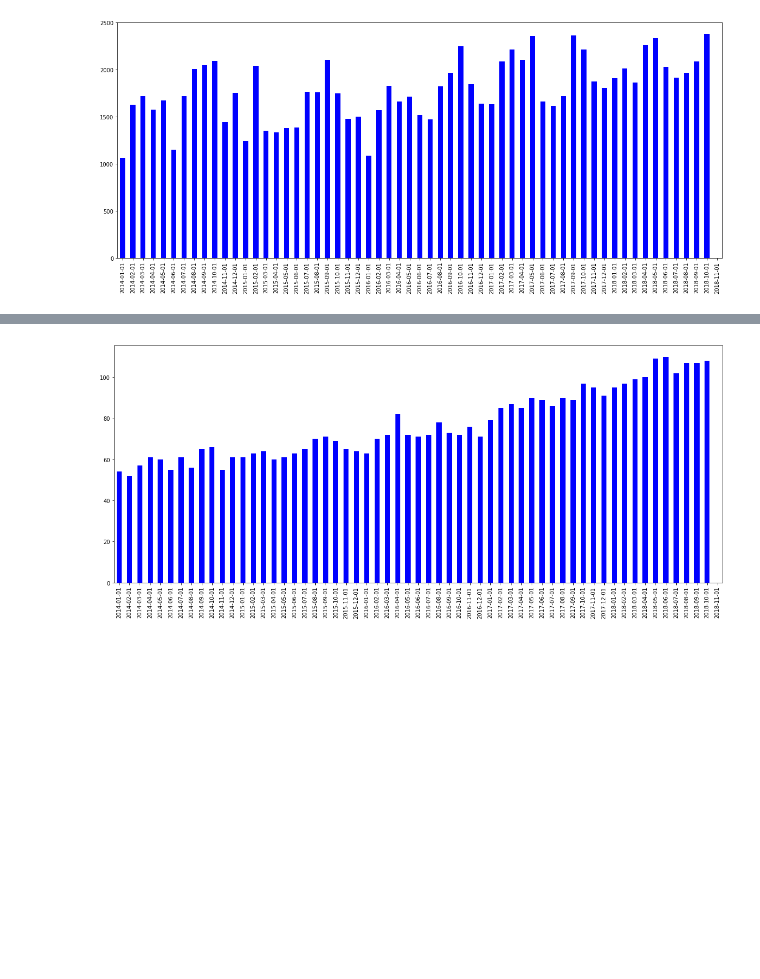
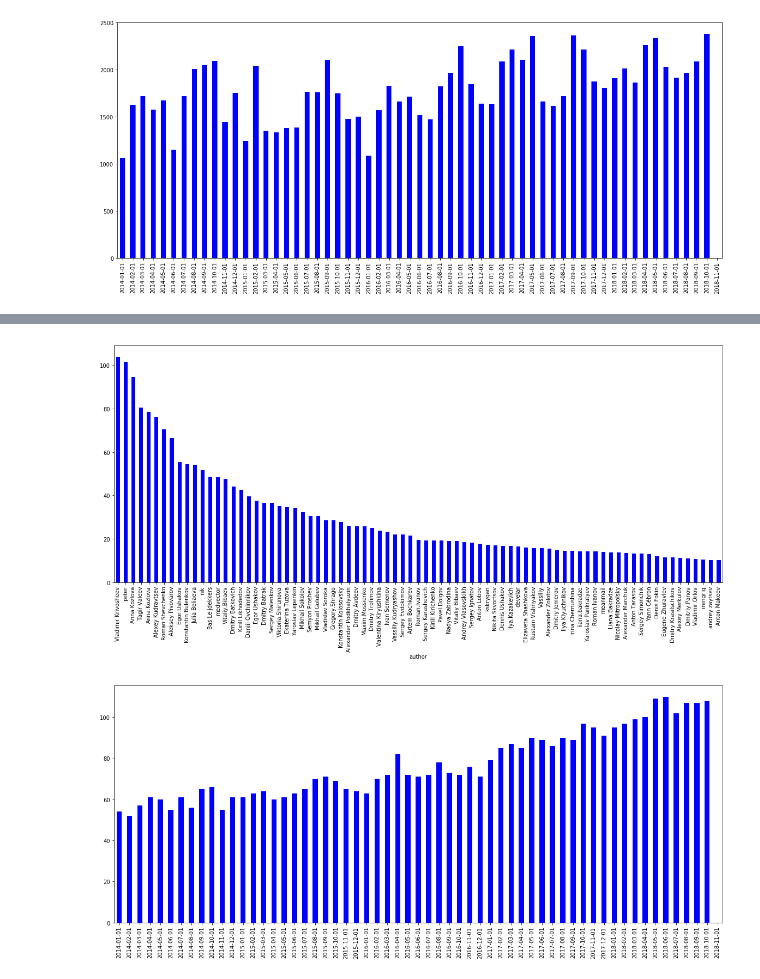
Before and after one commit to vladislavneon/autogenerating-commit-messages, a Jupyter notebook: nngen/commit statistics.ipynb, the cells around one changed output, grey strips where cells are left out. Cells and saved outputs as stored; diff of their text form; code cells hidden in the pictures; blank space fills up the shorter version.

```diff
--- a/nngen/commit statistics.ipynb
+++ b/nngen/commit statistics.ipynb
@@ -148,3 +156,11 @@ plt.show()
+# %%
+commit_average_more10 = commit_data[commit_data > 0].mean(axis=1, numeric_only=True)
+commit_average_more10 = commit_average_top10[commit_average_more10 > 10.0].sort_values(ascending=False)
+
+commit_average_more10.plot(kind='bar', figsize=(20, 8), color='b', use_index=True)
+plt.show()
+# %% [output]
+[figure, added]
 # %%
 commiters_number = commit_data[commit_data > 0].count(axis=0, numeric_only=True)
 
```
Also changed, not shown: parts of 2 cells of this notebook.
